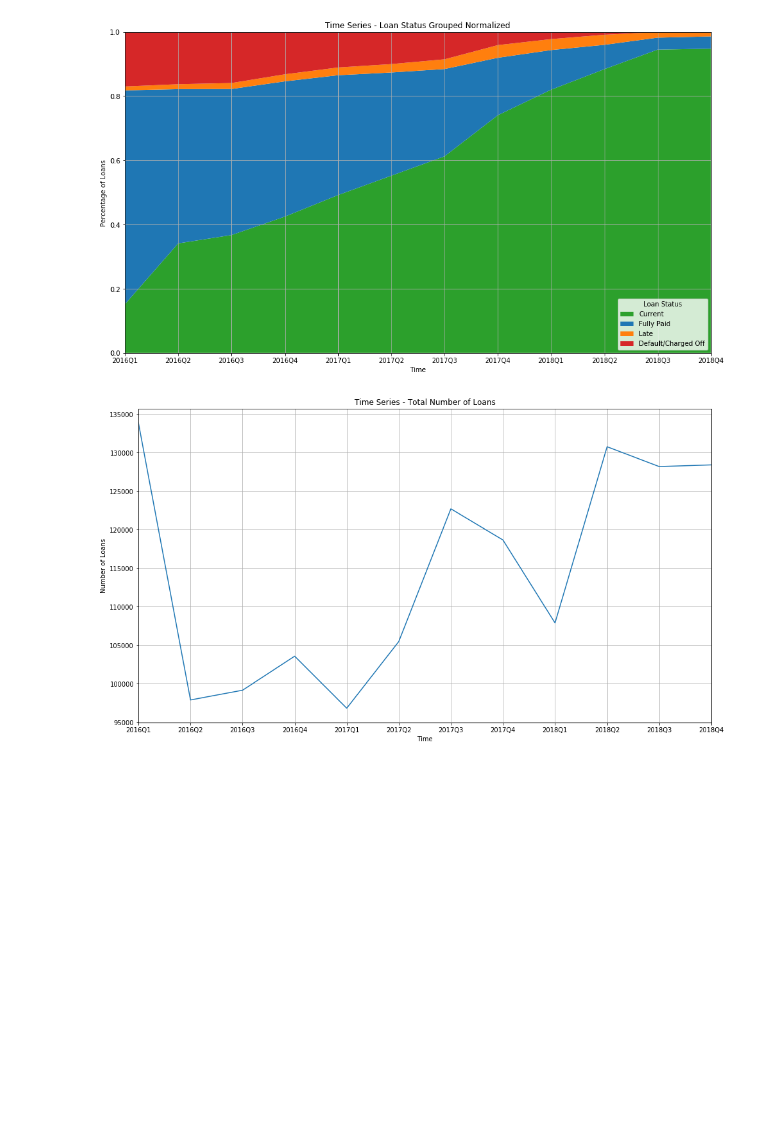
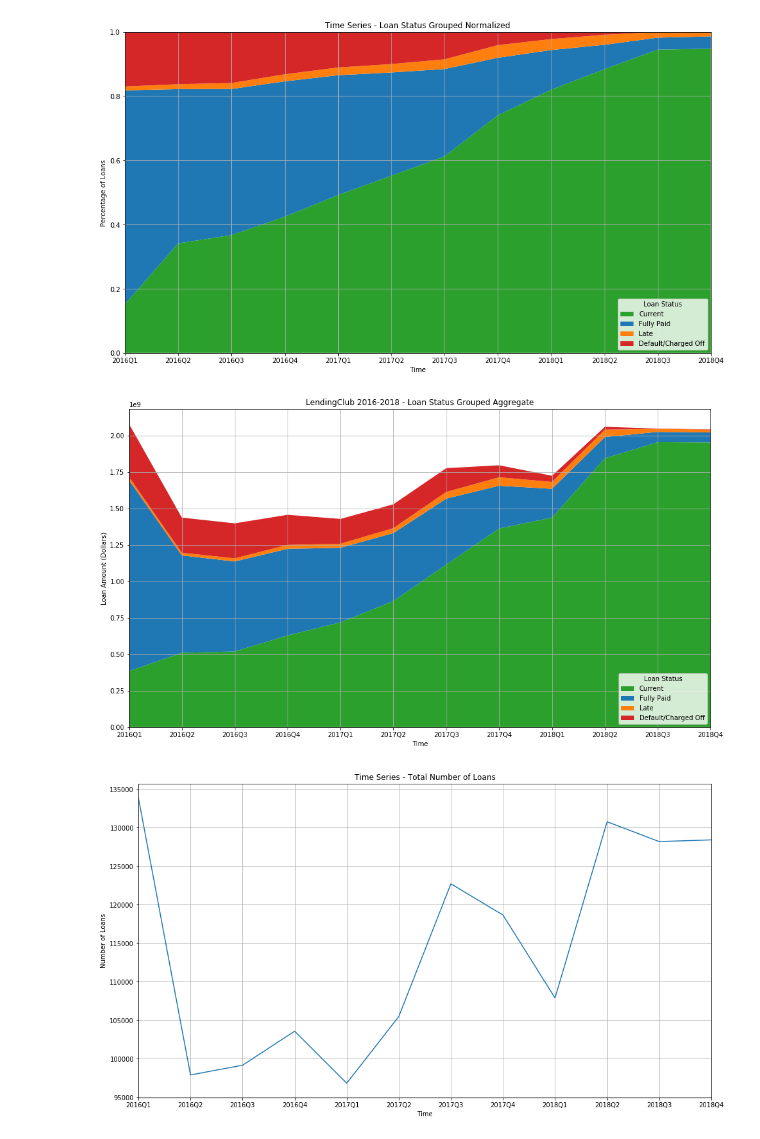
Before and after one commit to juszhan/LendingClub-Profitability, a Jupyter notebook: lendingclub_time_series_analysis.ipynb, the cells around one changed output. Saved outputs shown, nothing was run; the diff lists cells and outputs as text; code cells hidden in the pictures; blank space fills up the shorter version.

```diff
--- a/lendingclub_time_series_analysis.ipynb
+++ b/lendingclub_time_series_analysis.ipynb
@@ -224,6 +271,42 @@ plt.savefig("assets/Time Series - Loan Status Grouped Normalized.png", bbox_inch
 plt.show()
 # %% [output]
 [figure]
+# %%
+_loan_status_grouped_labels_list = [["Current"], ["Fully Paid"], ["Late (16-30 days)", "Late (31-120 days)"], ["Default", "Charged Off"]]
+
+loan_status_grouped_amount = {x: [0] * len(dataset) for x in _loan_status_grouped}
+
+for idx, df in enumerate(dataset):
+
+    loan_status_groups = df.groupby("loan_status", sort=False)
+    for _loan_status_grouped_key, _loan_status_grouped_labels in zip(_loan_status_grouped, _loan_status_grouped_labels_list):
+        loan_status_indexes = get_indexes(loan_status_groups, _loan_status_grouped_labels)
+        loan_status_grouped_amount[_loan_status_grouped_key][idx] = sum(df.loc[loan_status_indexes]["loan_amnt"])
+
+
+plt.figure(figsize=(16,9))
+
+colors = {
+    "Current" : "#2ca02c",
+    "Fully Paid": "#1f77b4",
+    "Late" : "#ff7f0e",
+    "Default/Charged Off": "#d62728"
+}
+
+x = list(range(len(dataset)))
+plt.stackplot(x, *loan_status_grouped_amount.values(), baseline="zero", labels=_loan_status_grouped, colors=colors.values())
+plt.xticks(ticks=list(range(len(names))), labels=names)
+plt.xlim(left=0, right=len(dataset) - 1)
+plt.ylim(bottom=0)
+plt.grid(True)
+plt.xlabel("Time")
+plt.ylabel("Loan Amount (Dollars)")
+plt.legend(title="Loan Status", loc=4)
+plt.title("LendingClub 2016-2018 - Loan Status Grouped Aggregate")
+plt.savefig("res/LendingClub 2016-2018 - Loan Status Grouped Aggregate.png", bbox_inches='tight')
+plt.show()
+# %% [output]
+[figure, added]
 # %%
 plt.figure(figsize=(16,9))
 
```
Also changed, not shown: parts of 1 cell of this notebook, 23 other files.
